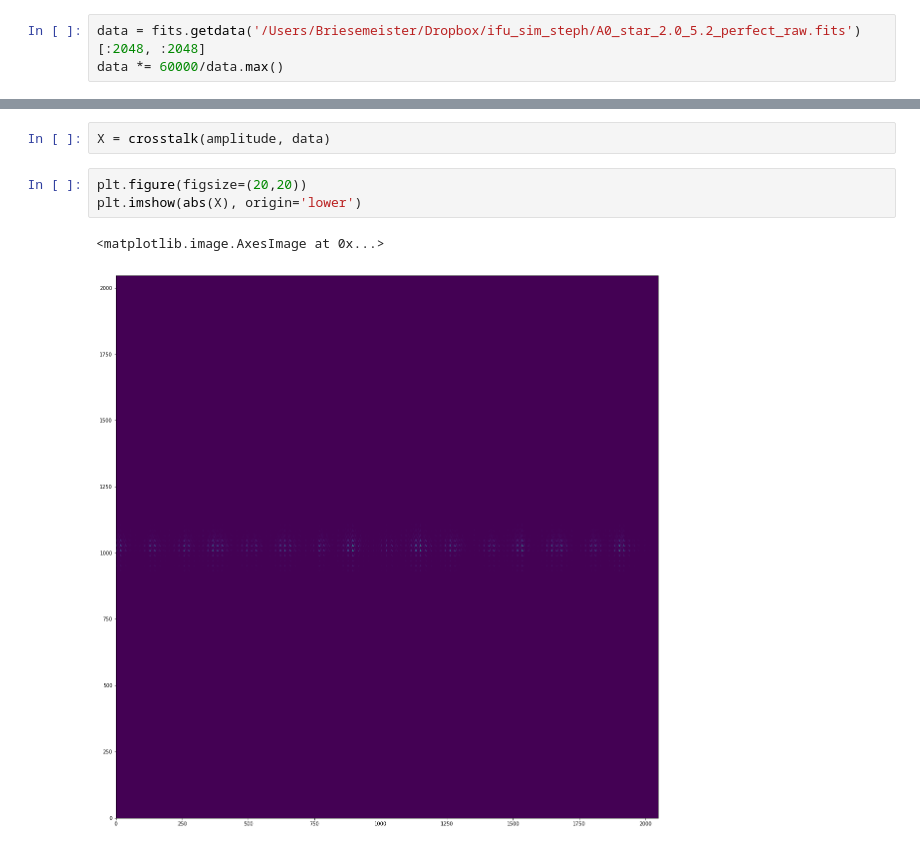
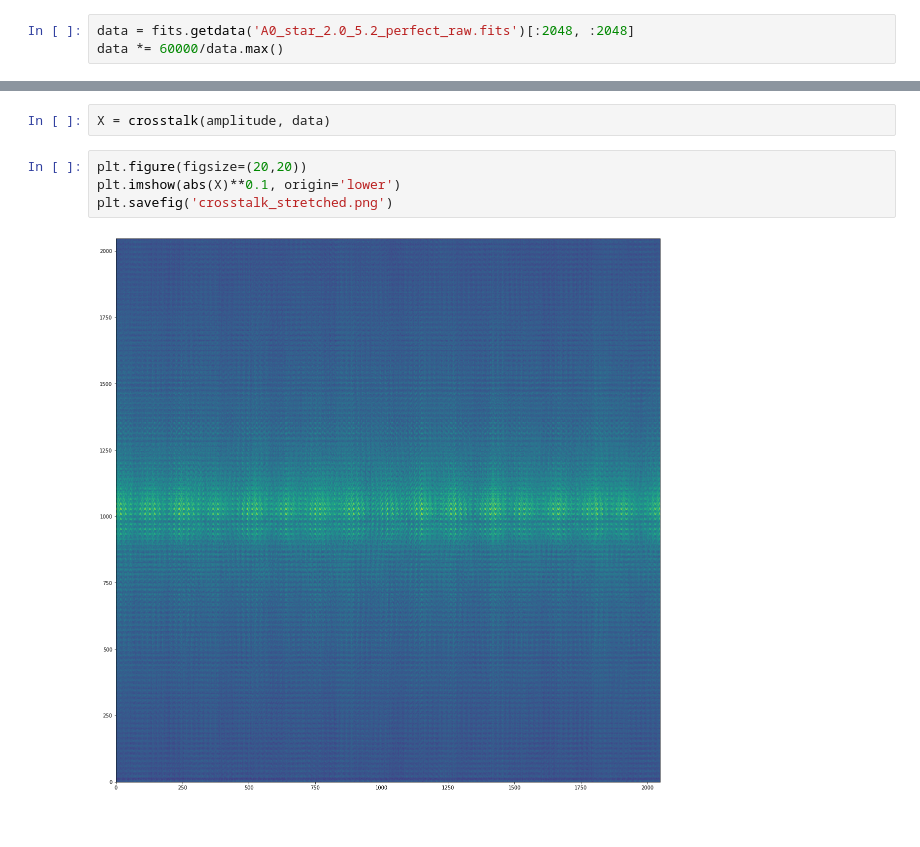
Before and after one commit to scalessim/scalessim, a Jupyter notebook: detector/crosstalk.ipynb, the cells around one changed output, grey strips where cells are left out. Saved outputs shown, nothing was run; the diff lists cells and outputs as text.

```diff
--- a/detector/crosstalk.ipynb
+++ b/detector/crosstalk.ipynb
@@ -44,7 +44,7 @@ def crosstalk(amplitude, array):
 
     return X
 # %%
-data = fits.getdata('/Users/Briesemeister/Dropbox/ifu_sim_steph/A0_star_2.0_5.2_perfect_raw.fits')[:2048, :2048]
+data = fits.getdata('A0_star_2.0_5.2_perfect_raw.fits')[:2048, :2048]
 data *= 60000/data.max()
 # %%
 a = np.random.normal(0,.05, (32,32))
@@ -53,10 +53,10 @@ amplitude = a + a.T - 2*np.diag(a.diagonal())
 X = crosstalk(amplitude, data)
 # %%
 plt.figure(figsize=(20,20))
-plt.imshow(abs(X), origin='lower')
+plt.imshow(abs(X)**0.1, origin='lower')
+plt.savefig('crosstalk_stretched.png')
 # %% [output]
-<matplotlib.image.AxesImage at 0x...>
-[figure, old version]
+[figure, new version]
 # %%
 plt.figure(figsize=(20,20))
 plt.imshow((data+X)[800:1200, 800:1200], origin='lower',vmax=5000)
```
Also changed, not shown: parts of 1 cell of this notebook, 7 other files.
